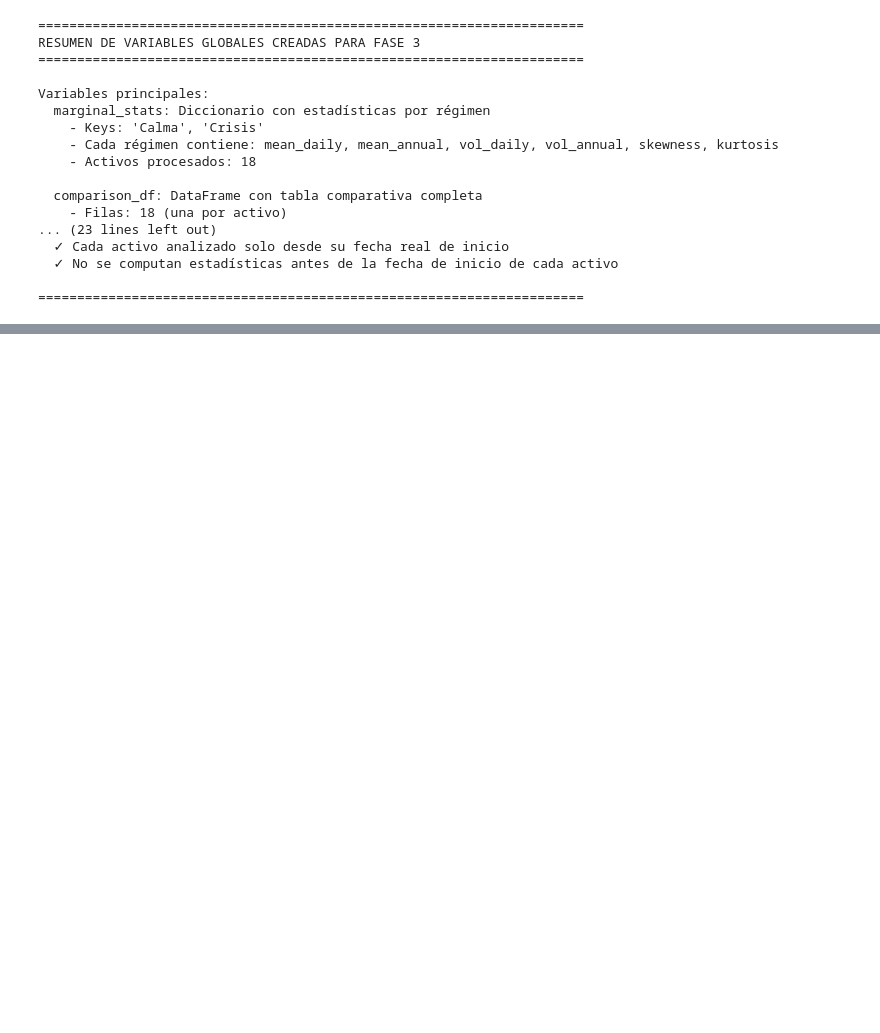
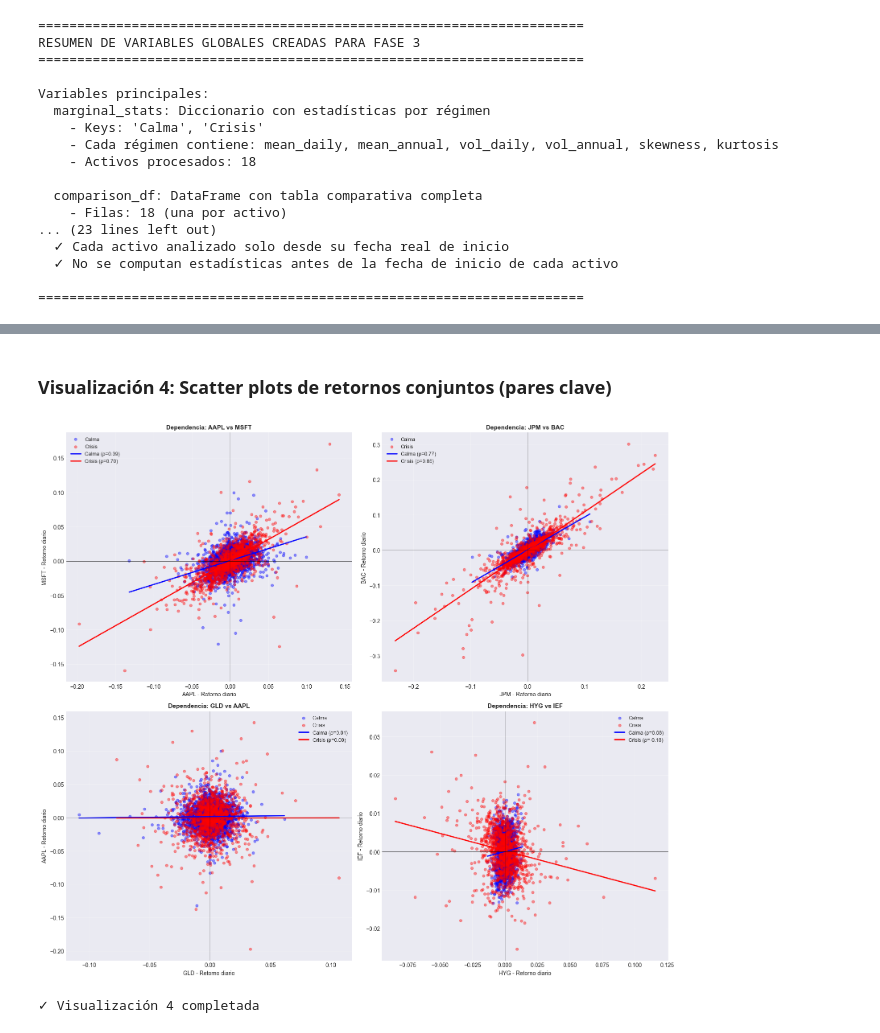
Before and after one commit to Romequinco/TAREA_GESTION_RIESGO, a Jupyter notebook: Tarea_riesgos.ipynb, the cells around one changed output, grey strips where cells are left out. Cells and saved outputs as stored; diff of their text form; code cells hidden in the pictures; blank space fills up the shorter version.

```diff
--- a/Tarea_riesgos.ipynb
+++ b/Tarea_riesgos.ipynb
@@ -2743,0 +3243,68 @@ Variables principales:
+# %% [markdown]
+### Visualización 4: Scatter plots de retornos conjuntos (pares clave)
+# %%
+# Visualización 4: Scatter plots de retornos conjuntos (pares clave)
+# Seleccionar 4 pares representativos
+scatter_pairs = []
+for pair in [('AAPL', 'MSFT'), ('JPM', 'BAC'), ('GLD', 'AAPL'), ('HYG', 'IEF')]:
+    if pair[0] in available_tickers_for_corr and pair[1] in available_tickers_for_corr:
+        scatter_pairs.append(pair)
+
+# Si no tenemos suficientes, añadir más
+if len(scatter_pairs) < 4:
+    for ticker1 in available_tickers_for_corr[:5]:
+        for ticker2 in available_tickers_for_corr[:5]:
+            if ticker1 != ticker2 and (ticker1, ticker2) not in scatter_pairs:
+                scatter_pairs.append((ticker1, ticker2))
+            if len(scatter_pairs) >= 4:
+                break
+        if len(scatter_pairs) >= 4:
+            break
+
+fig, axes = plt.subplots(2, 2, figsize=(16, 14))
+axes = axes.flatten()
+
+for i, (asset1, asset2) in enumerate(scatter_pairs[:4]):
+    ax = axes[i]
+
+    # Datos por régimen
+    calm_data = returns_calm_filtered[[asset1, asset2]].dropna()
+    crisis_data = returns_crisis_filtered[[asset1, asset2]].dropna()
+
+    # Scatter plots
+    if len(calm_data) > 0:
+        ax.scatter(calm_data[asset1], calm_data[asset2], alpha=0.4, s=20,
+                   color='blue', label='Calma')
+    if len(crisis_data) > 0:
+        ax.scatter(crisis_data[asset1], crisis_data[asset2], alpha=0.4, s=20,
+                   color='red', label='Crisis')
+
+    # Líneas de regresión
+    from scipy.stats import linregress
+    if len(calm_data) > 1:
+        slope_c, intercept_c, r_c, _, _ = linregress(calm_data[asset1], calm_data[asset2])
+        x_range = np.linspace(calm_data[asset1].min(), calm_data[asset1].max(), 100)
+        ax.plot(x_range, slope_c * x_range + intercept_c, 'b-', linewidth=2,
+                label=f'Calma (ρ={r_c:.2f})')
+
+    if len(crisis_data) > 1:
+        slope_cr, intercept_cr, r_cr, _, _ = linregress(crisis_data[asset1], crisis_data[asset2])
+        x_range = np.linspace(crisis_data[asset1].min(), crisis_data[asset1].max(), 100)
+        ax.plot(x_range, slope_cr * x_range + intercept_cr, 'r-', linewidth=2,
+                label=f'Crisis (ρ={r_cr:.2f})')
+
+    ax.set_xlabel(f'{asset1} - Retorno diario', fontsize=10)
+    ax.set_ylabel(f'{asset2} - Retorno diario', fontsize=10)
+    ax.set_title(f'Dependencia: {asset1} vs {asset2}', fontweight='bold', fontsize=11)
+    ax.legend(fontsize=9)
+    ax.grid(True, alpha=0.3)
+    ax.axhline(0, color='black', linewidth=0.5)
+    ax.axvline(0, color='black', linewidth=0.5)
+
+plt.tight_layout()
+plt.show()
+
+print("✓ Visualización 4 completada")
+# %% [output]
+[figure, added]
+✓ Visualización 4 completada
```
Also changed, not shown: parts of 37 cells of this notebook, 1 other file.
